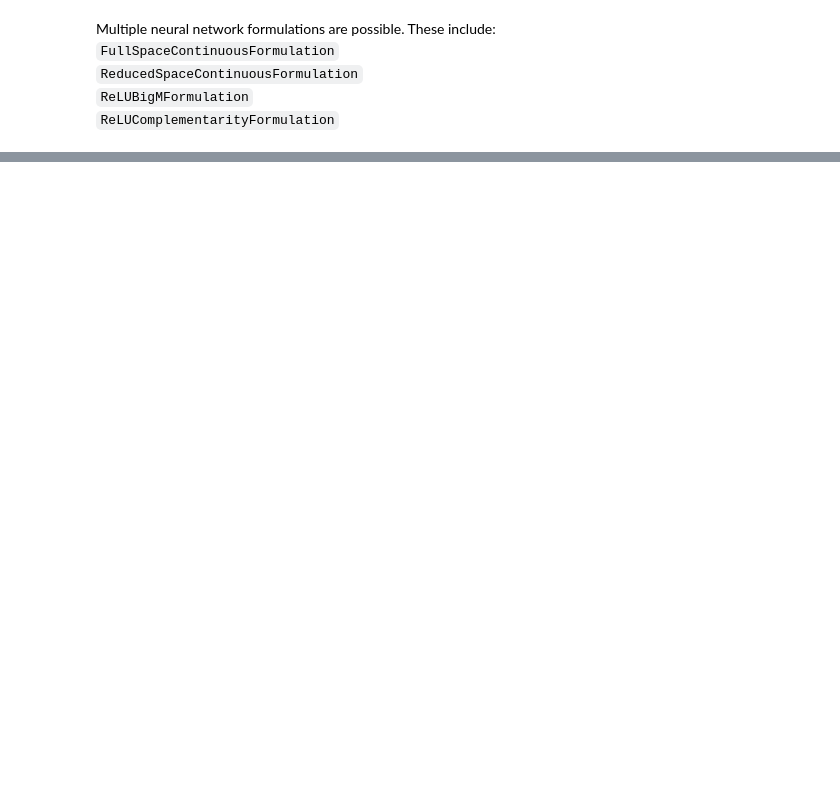
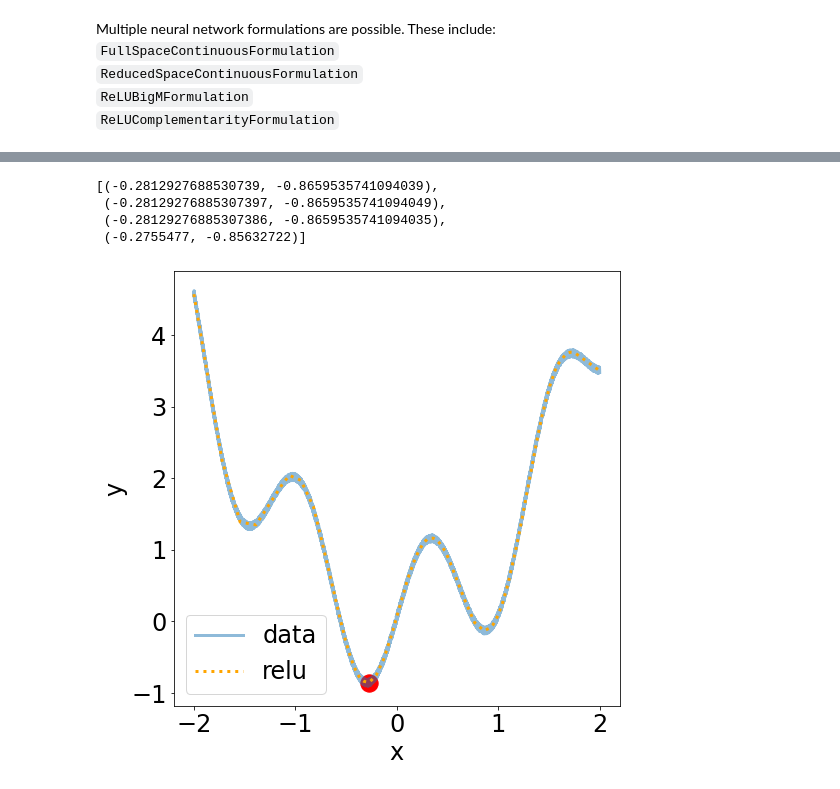
Before and after one commit to chrismarquez/OMLT, a Jupyter notebook: docs/notebooks/neuralnet/formulate_neural_networks.ipynb, the cells around one changed output, grey strips where cells are left out. Cells and saved outputs as stored; diff of their text form; code cells hidden in the pictures; blank space fills up the shorter version.

```diff
--- a/docs/notebooks/neuralnet/formulate_neural_networks.ipynb
+++ b/docs/notebooks/neuralnet/formulate_neural_networks.ipynb
@@ -243,0 +362,7 @@ NameError: name 'ReLUComplementarityFormulation' is not defined
+# %%
+net_relu = keras_reader.load_keras_sequential(model1,scaler,input_bounds)
+model.nn = OmltBlock()
+formulation = NeuralNetworkFormulation(net_relu)
+model.nn.build_formulation(formulation,input_vars=[model.x],output_vars=[model.y])
+status = pyo.SolverFactory('cbc').solve(model, tee=True)
+solutions.append((pyo.value(model.x),pyo.value(model.y)))
@@ -243,0 +387,18 @@ NameError: name 'ReLUComplementarityFormulation' is not defined
+# %%
+solutions
+# %% [output]
+[(-0.2812927688530739, -0.8659535741094039),
+ (-0.28129276885307397, -0.8659535741094049),
+ (-0.28129276885307386, -0.8659535741094035),
+ (-0.2755477, -0.85632722)]
+# %%
+fig,ax = plt.subplots(1,figsize = (8,8))
+ax.plot(x,y,linewidth = 3.0,label = "data", alpha = 0.5)
+ax.plot(x,y_predict_relu,linewidth = 3.0,linestyle="dotted",label = "relu",color = "orange")
+ax.scatter([solutions[3][0]],[solutions[3][1]],color = "red",s = 300)
+
+plt.xlabel("x")
+plt.ylabel("y")
+plt.legend();
+# %% [output]
+[figure, added]
```
Also changed, not shown: parts of 35 cells of this notebook.
